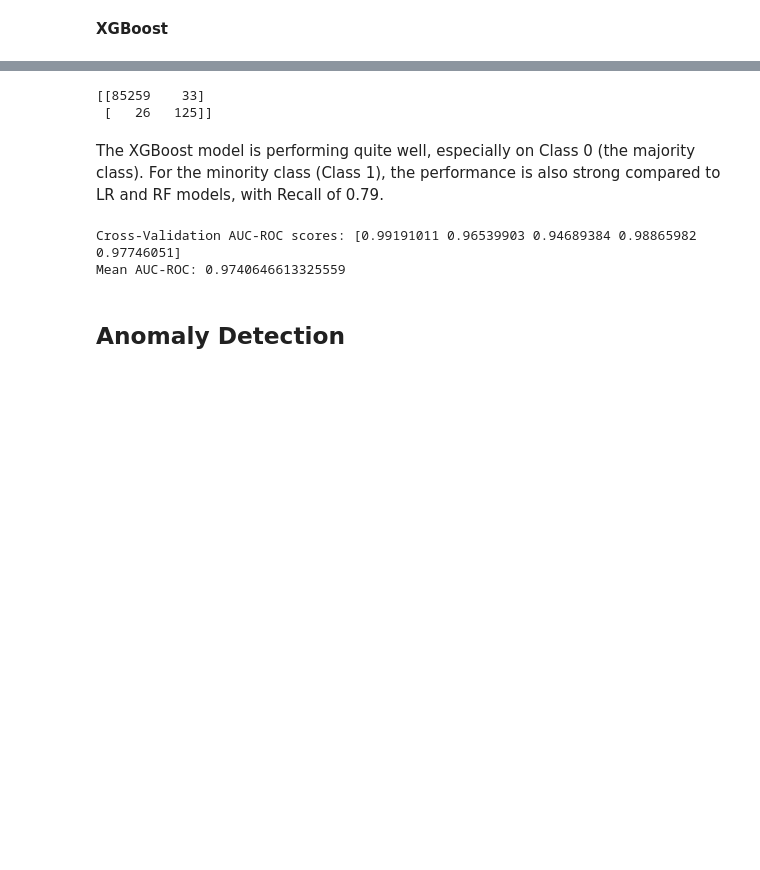
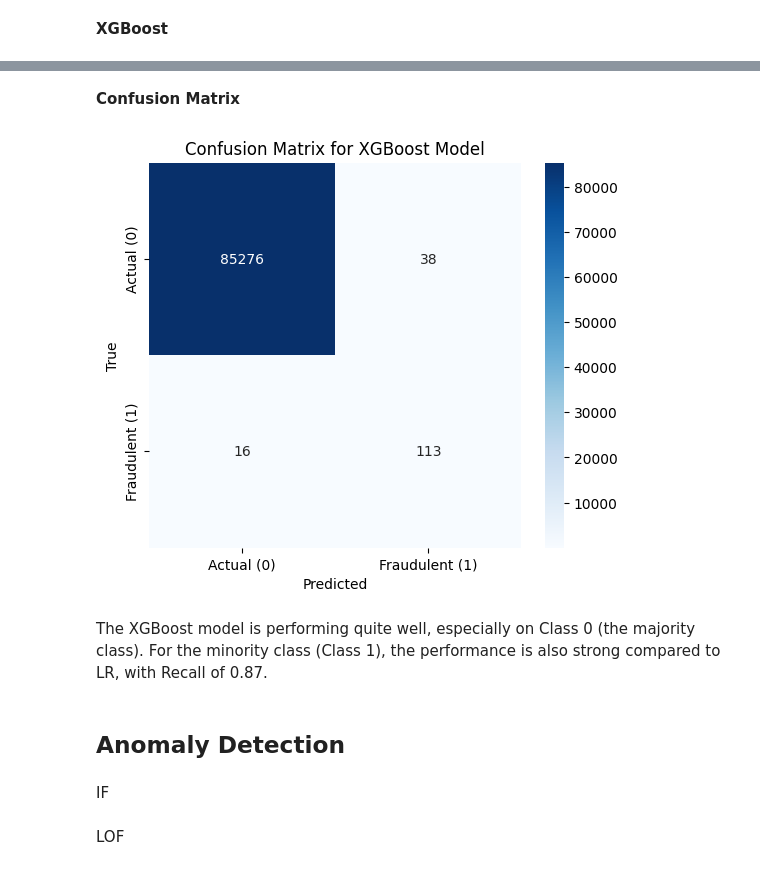
Before and after one commit to Shahanashirin-k/CREDIT_CARD-FRAUD_DETECTION, a Jupyter notebook: CCFD_v5.ipynb, the cells around one changed output, grey strips where cells are left out. Saved outputs shown, nothing was run; the diff lists cells and outputs as text; code cells hidden in the pictures; blank space fills up the shorter version.

```diff
--- a/CCFD_v5.ipynb
+++ b/CCFD_v5.ipynb
@@ -541,21 +550,26 @@ AUC-ROC: 0.9783196672560457
-# %%
-from sklearn.metrics import confusion_matrix
-cm = confusion_matrix(y_test, xgb_model.predict(x_test))
-print(cm)
-# %% [output]
-[[85259    33]
- [   26   125]]
+# %% [markdown]
+**Confusion Matrix**
+# %%
+cm_xgb = confusion_matrix(y_test, xgb_model.predict(x_test))
+# Plot the confusion matrix
+plt.figure(figsize=(6, 5))
+sns.heatmap(cm_xgb, annot=True, fmt='d', cmap='Blues', xticklabels=['Actual (0)', 'Fraudulent (1)'], yticklabels=['Actual (0)', 'Fraudulent (1)'])
+
+# Title and labels
+plt.title('Confusion Matrix for XGBoost Model')
+plt.xlabel('Predicted')
+plt.ylabel('True')
+
+# Show the plot
+plt.show()
+# %% [output]
+[figure, added]
 # %% [markdown]
 The XGBoost model is performing quite well, especially on Class 0 (the majority class).
-For the minority class (Class 1), the performance is also strong compared to LR and RF models, with Recall of 0.79.
+For the minority class (Class 1), the performance is also strong compared to LR, with Recall of 0.87.
-# %%
-from sklearn.model_selection import cross_val_score
-
-xgb_model = XGBClassifier(use_label_encoder=False, eval_metric='logloss')
-scores = cross_val_score(xgb_model, x, y, cv=5, scoring='roc_auc')
-print("Cross-Validation AUC-ROC scores:", scores)
-# %% [output]
-Cross-Validation AUC-ROC scores: [0.99191011 0.96539903 0.94689384 0.98865982 0.97746051]
-Mean AUC-ROC: 0.9740646613325559
 # %% [markdown]
 ## Anomaly Detection
+# %% [markdown]
+IF
+# %% [markdown]
+LOF
```
Also changed, not shown: parts of 18 cells of this notebook.
